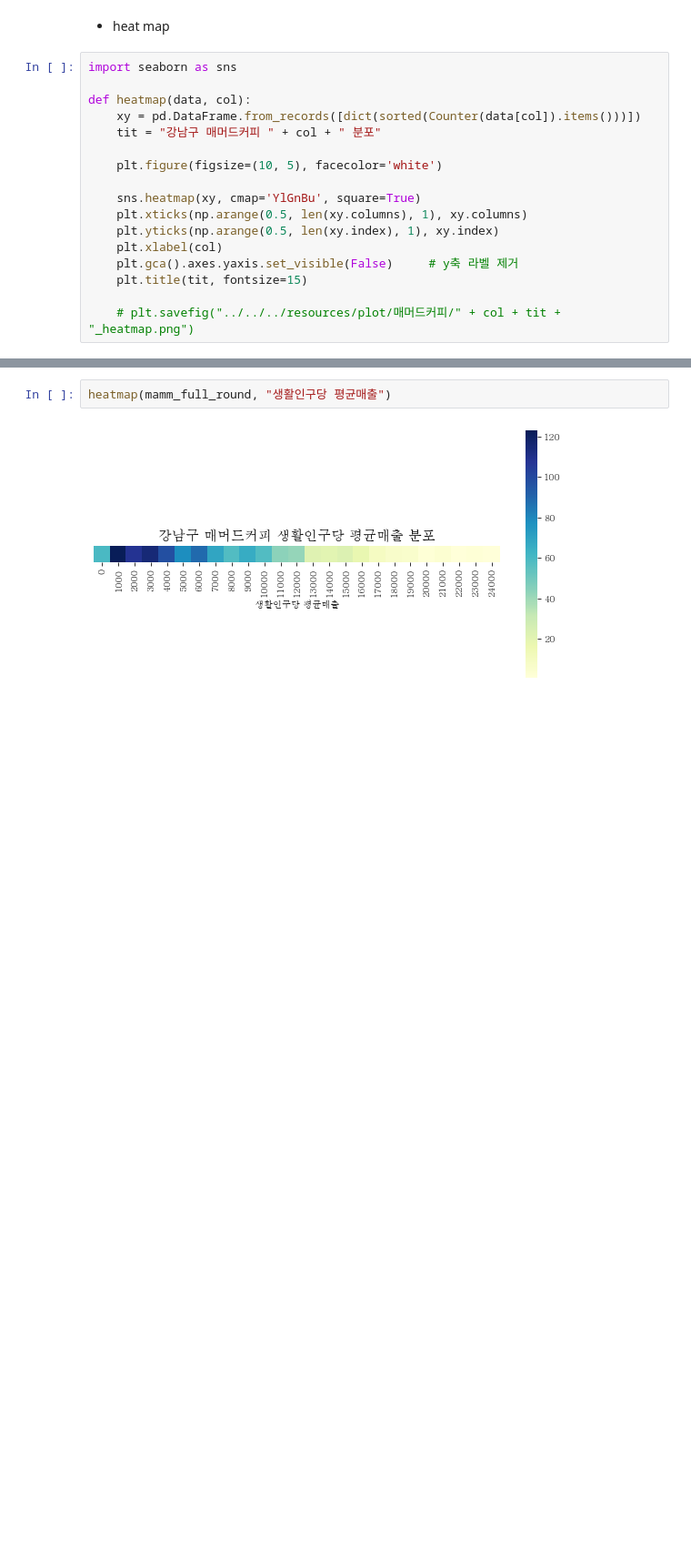
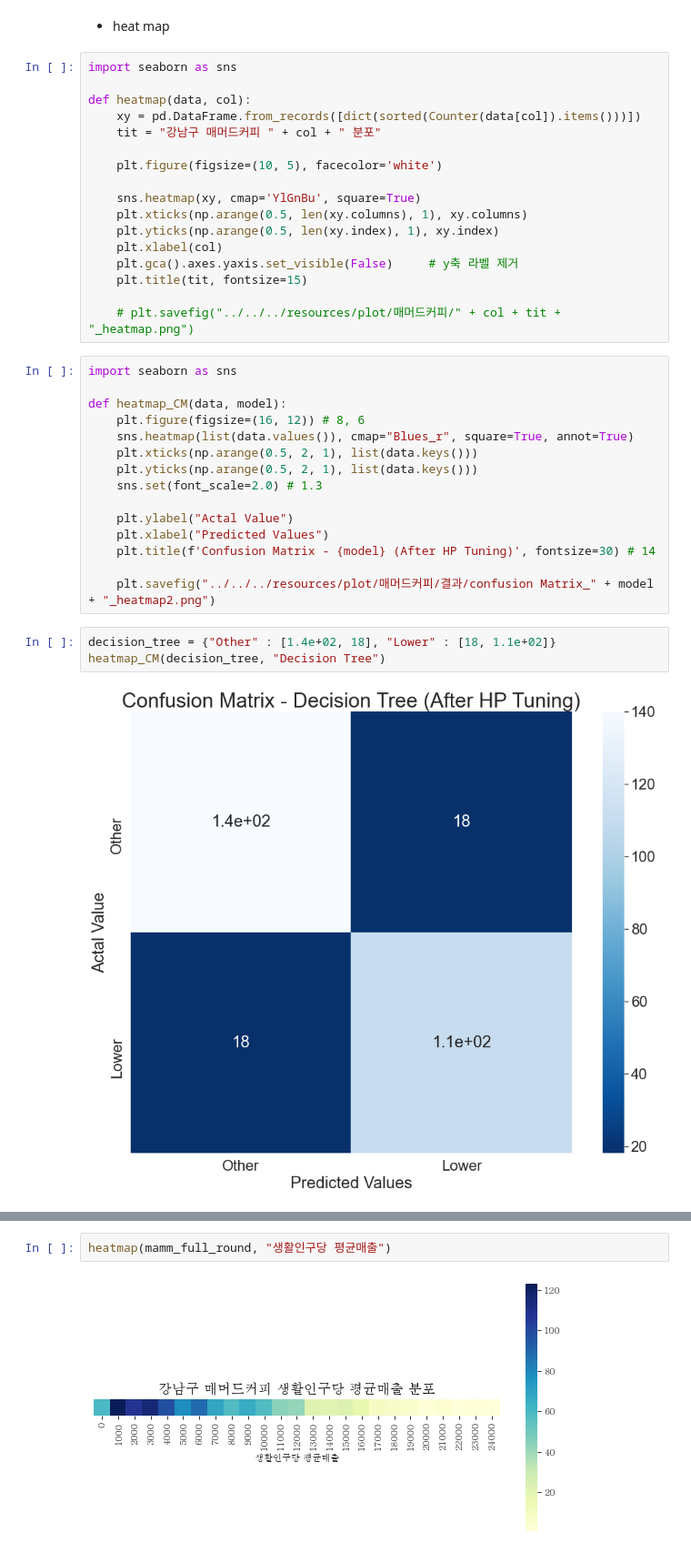
Before and after one commit to POSdata-Sales-Prediction/Store-operation-consulting, a Jupyter notebook: Modeling/Sub2/plot.ipynb, the cells around one changed output, grey strips where cells are left out. Shown: that part at 91% size. Cells and saved outputs as stored; diff of their text form; blank space fills up the shorter version.

```diff
--- a/Modeling/Sub2/plot.ipynb
+++ b/Modeling/Sub2/plot.ipynb
@@ -133,3 +133,23 @@ def heatmap(data, col):
     plt.title(tit, fontsize=15)
 
     # plt.savefig("../../../resources/plot/매머드커피/" + col + tit + "_heatmap.png")
+# %%
+import seaborn as sns
+
+def heatmap_CM(data, model):
+    plt.figure(figsize=(16, 12)) # 8, 6
+    sns.heatmap(list(data.values()), cmap="Blues_r", square=True, annot=True)
+    plt.xticks(np.arange(0.5, 2, 1), list(data.keys()))
+    plt.yticks(np.arange(0.5, 2, 1), list(data.keys()))
+    sns.set(font_scale=2.0) # 1.3
+
+    plt.ylabel("Actal Value")
+    plt.xlabel("Predicted Values")
+    plt.title(f'Confusion Matrix - {model} (After HP Tuning)', fontsize=30) # 14
+
+    plt.savefig("../../../resources/plot/매머드커피/결과/confusion Matrix_" + model + "_heatmap2.png")
+# %%
+decision_tree = {"Other" : [1.4e+02, 18], "Lower" : [18, 1.1e+02]}
+heatmap_CM(decision_tree, "Decision Tree")
+# %% [output]
+[figure, added]
```
Also changed, not shown: parts of 5 cells of this notebook.
